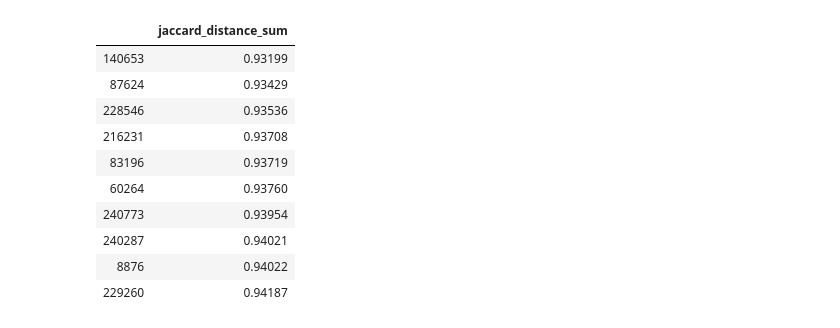
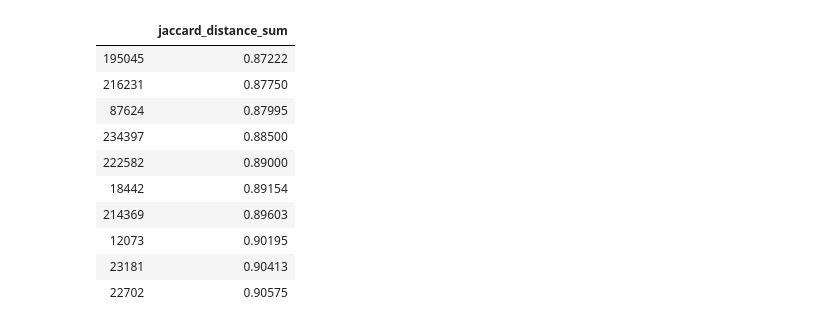
Before and after one commit to DanielVolz/jupyter_notebooks, a Jupyter notebook: important/all cases/random_case.ipynb, the cells around one changed output. Saved outputs shown, nothing was run; the diff lists cells and outputs as text; code cells hidden in the pictures.

```diff
--- a/important/all cases/random_case.ipynb
+++ b/important/all cases/random_case.ipynb
@@ -175,23 +227,23 @@ new_user_recipes_normal = user_recipes_normal.drop(axis=1, labels=drop_id_list)
 # %%
 ## Jaccard - recipe to recipe similarity with removal of basis ingredients and duplicate userrecipes
 
-result_array = cdist(new_user_recipes_fat, new_recipe_db_wo_userrecipes_fat,'jaccard')
-result_w_filter = pd.DataFrame(result_array, columns=new_recipe_db_wo_userrecipes_fat.index.values, index=new_user_recipes_fat.index.values)
+result_array = cdist(new_user_recipes_fat[0:10], new_recipe_db_wo_userrecipes_fat,'jaccard')
+result_w_filter = pd.DataFrame(result_array, columns=new_recipe_db_wo_userrecipes_fat.index.values, index=new_user_recipes_fat[0:10].index.values)
 # result_2
 
 result_w_filter_10 = pd.DataFrame(result_w_filter.sum(), columns=['jaccard_distance_sum'])
 result_w_filter_10 = result_w_filter_10.sort_values(by='jaccard_distance_sum')
-result_w_filter_10['jaccard_distance_sum'] = result_w_filter_10['jaccard_distance_sum'].div(20)
+result_w_filter_10['jaccard_distance_sum'] = result_w_filter_10['jaccard_distance_sum'].div(10)
 result_w_filter_10[0:10]
 # %% [output]
 |  | jaccard_distance_sum |
-| 140653 | 0.93199 |
-| 87624 | 0.93429 |
-| 228546 | 0.93536 |
-| 216231 | 0.93708 |
-| 83196 | 0.93719 |
-| 60264 | 0.93760 |
-| 240773 | 0.93954 |
-| 240287 | 0.94021 |
-| 8876 | 0.94022 |
-| 229260 | 0.94187 |
+| 195045 | 0.87222 |
+| 216231 | 0.87750 |
+| 87624 | 0.87995 |
+| 234397 | 0.88500 |
+| 222582 | 0.89000 |
+| 18442 | 0.89154 |
+| 214369 | 0.89603 |
+| 12073 | 0.90195 |
+| 23181 | 0.90413 |
+| 22702 | 0.90575 |
```
Also changed, not shown: parts of 20 cells of this notebook.
